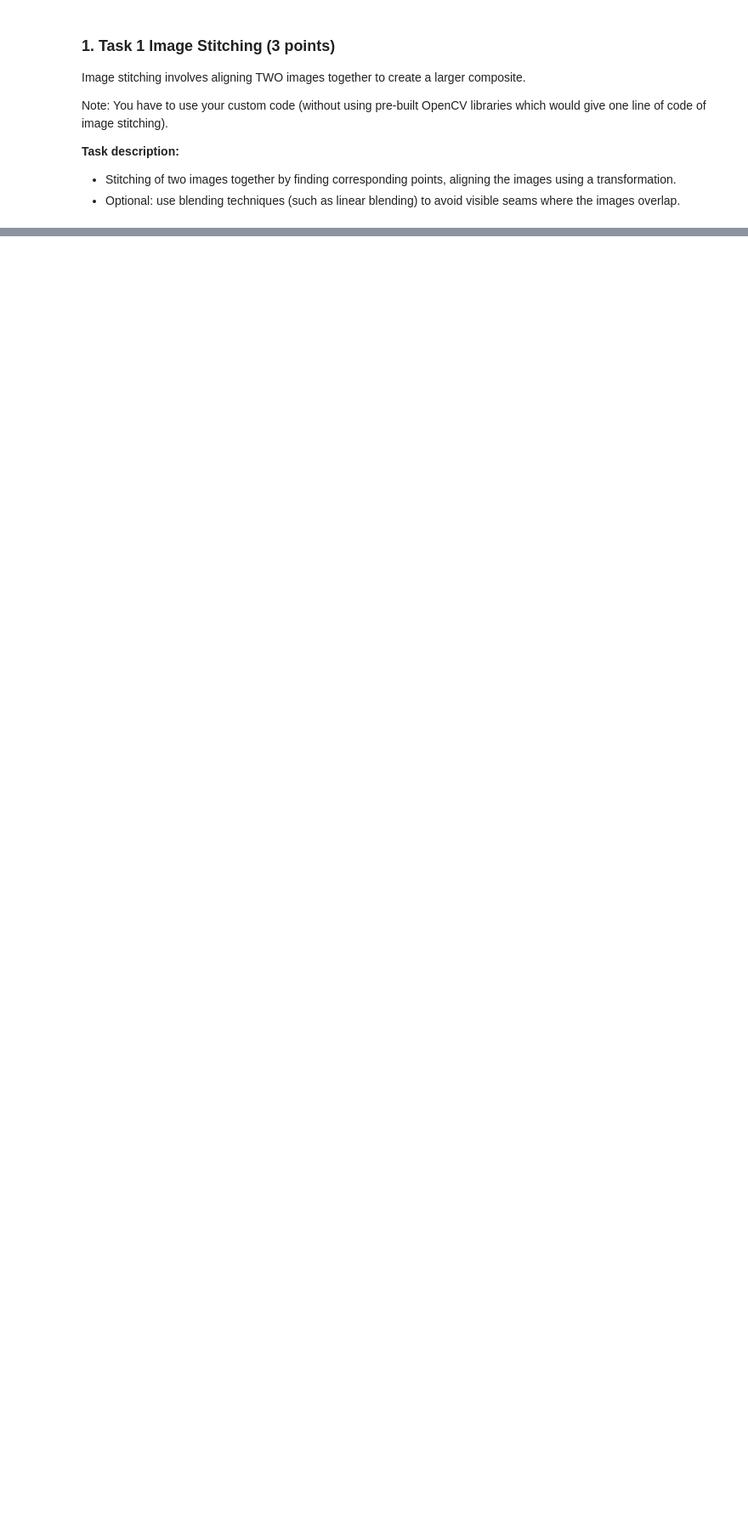
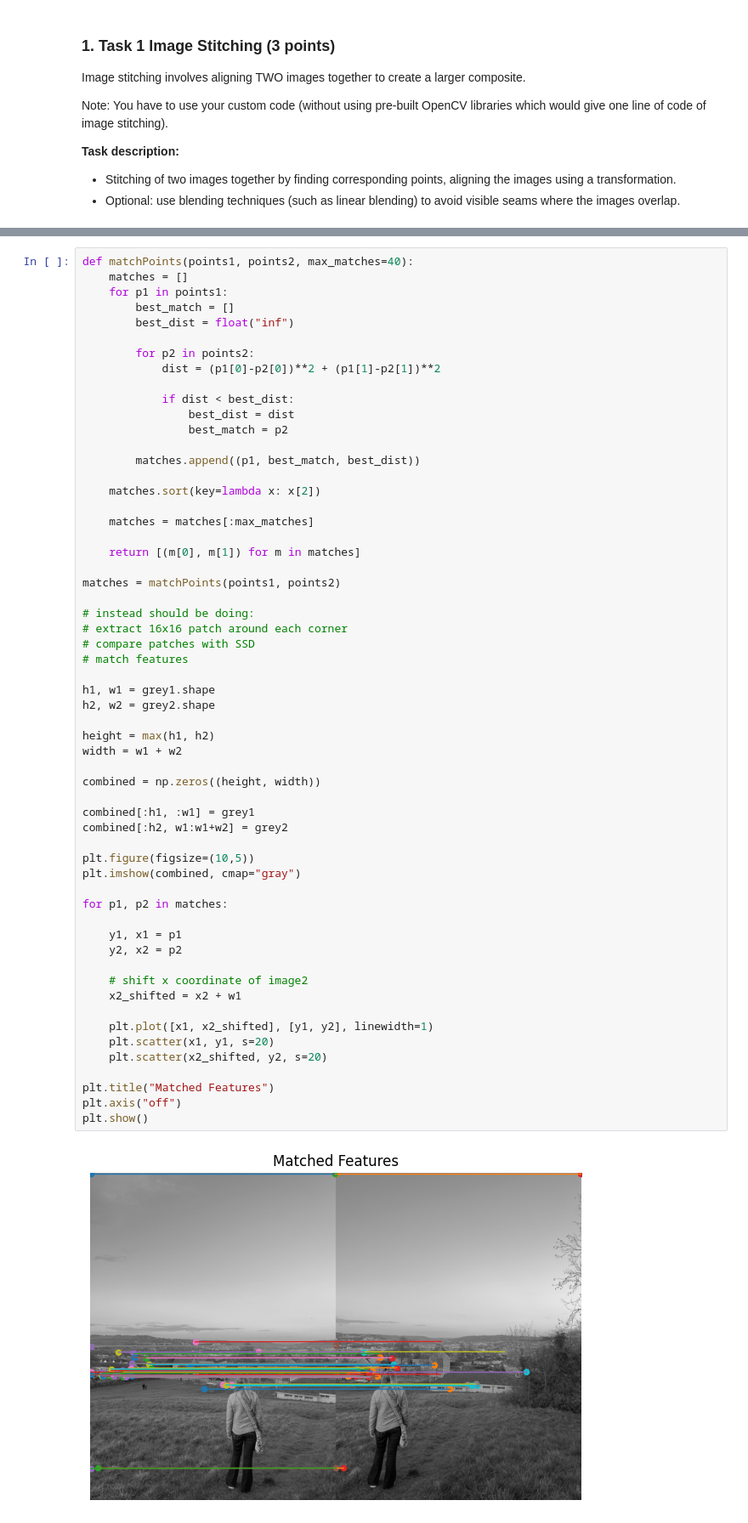
Before and after one commit to SPopham1/image-matching, a Jupyter notebook: Image_Matching_Coursework.ipynb, the cells around one changed output, grey strips where cells are left out. Shown at 85% size. Cells and saved outputs as stored; diff of their text form; blank space fills up the shorter version.

```diff
--- a/Image_Matching_Coursework.ipynb
+++ b/Image_Matching_Coursework.ipynb
@@ -191,3 +193,63 @@ Corners img2: 1146
+# %%
+def matchPoints(points1, points2, max_matches=40):
+    matches = []
+    for p1 in points1:
+        best_match = []
+        best_dist = float("inf")
+
+        for p2 in points2:
+            dist = (p1[0]-p2[0])**2 + (p1[1]-p2[1])**2
+
+            if dist < best_dist:
+                best_dist = dist
+                best_match = p2
+
+        matches.append((p1, best_match, best_dist))
+
+    matches.sort(key=lambda x: x[2])
+
+    matches = matches[:max_matches]
+
+    return [(m[0], m[1]) for m in matches]
+
+matches = matchPoints(points1, points2)
+
+# instead should be doing:
+# extract 16x16 patch around each corner
+# compare patches with SSD
+# match features
+
+h1, w1 = grey1.shape
+h2, w2 = grey2.shape
+
+height = max(h1, h2)
+width = w1 + w2
+
+combined = np.zeros((height, width))
+
+combined[:h1, :w1] = grey1
+combined[:h2, w1:w1+w2] = grey2
+
+plt.figure(figsize=(10,5))
+plt.imshow(combined, cmap="gray")
+
+for p1, p2 in matches:
+
+    y1, x1 = p1
+    y2, x2 = p2
+
+    # shift x coordinate of image2
+    x2_shifted = x2 + w1
+
+    plt.plot([x1, x2_shifted], [y1, y2], linewidth=1)
+    plt.scatter(x1, y1, s=20)
+    plt.scatter(x2_shifted, y2, s=20)
+
+plt.title("Matched Features")
+plt.axis("off")
+plt.show()
+# %% [output]
+[figure, added]
 # %% [markdown]
 ### 2. Task 2 Panorama Stitching (3 points)
 Panorama stitching involves aligning multiple images (minimally 3 images) to create a single wide-angle composite.
```
Also changed, not shown: parts of 1 cell of this notebook.
